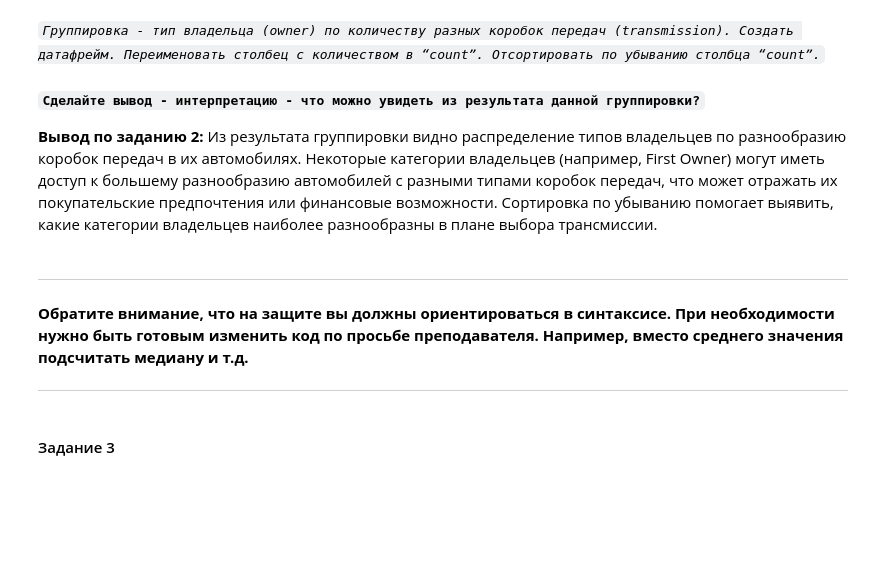
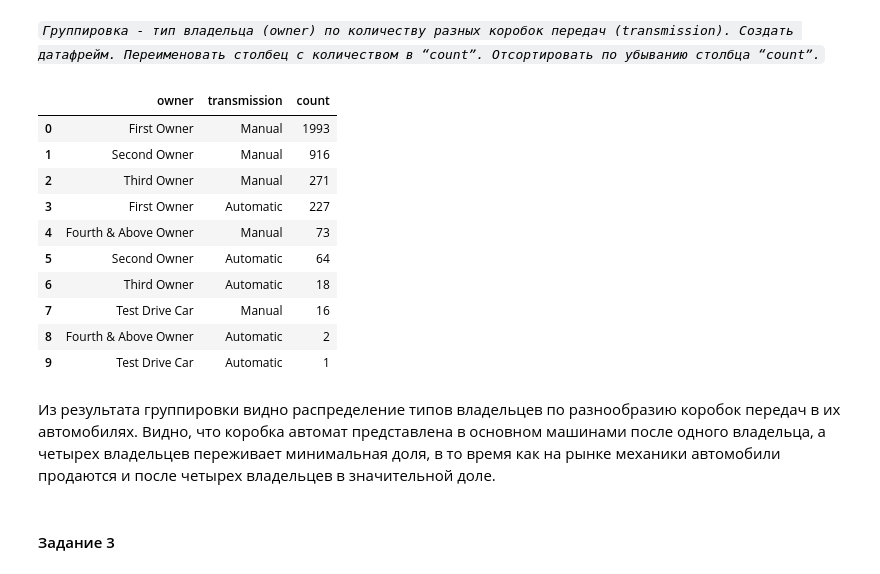
Before and after one commit to thatusualguy/DA-Intro, a Jupyter notebook: lab1/ЛР1_Рыбаков_9.ipynb, the cells around one changed output. Saved outputs shown, nothing was run; the diff lists cells and outputs as text; code cells hidden in the pictures; blank space fills up the shorter version.

```diff
--- a/lab1/ЛР1_Рыбаков_9.ipynb
+++ b/lab1/ЛР1_Рыбаков_9.ipynb
@@ -256,10 +249,9 @@ Fourth & Above Owner      75
 Test Drive Car            17
 Name: count, dtype: int64
 # %%
-# удалите дубликаты, если они есть
 df['fuel'] = df['fuel'].replace('Petroll', 'Petrol')
-df['seller_type'] = df['fuel'].replace('Dealeer', 'Dealer')
-df['seller_type'] = df['fuel'].replace('Trustmark Dealer', 'Dealer')
+df['seller_type'] = df['seller_type'].replace('Dealeer', 'Dealer')
+df['seller_type'] = df['seller_type'].replace('Trustmark Dealer', 'Dealer')
 all_value_counts()
 
 df_before = df.shape[0]
@@ -364,25 +357,23 @@ df_1
 передач (transmission). Создать датафрейм. Переименовать столбец с
 количеством в “сountˮ. Отсортировать по убыванию столбца “countˮ.`*
 # %%
-df_2 = df.groupby(['owner','transmission'])['name'].count().sort_values(ascending=False)
-df_2.rename('count')
-# df_2.rename(['owner','transmission', 'count'])
-
-# df_2 = df_2.sort_values('count', ascending=False)
-
-print(df_2)
+df_2 = df.groupby(['owner','transmission'])['name'].count()
+df_2.name = 'count'
+df_2.sort_values(ascending=False).reset_index()
+# %% [output]
+|  | owner | transmission | count |
+| 0 | First Owner | Manual | 1993 |
+| 1 | Second Owner | Manual | 916 |
+| 2 | Third Owner | Manual | 271 |
+| 3 | First Owner | Automatic | 227 |
+| 4 | Fourth & Above Owner | Manual | 73 |
+| 5 | Second Owner | Automatic | 64 |
+| 6 | Third Owner | Automatic | 18 |
+| 7 | Test Drive Car | Manual | 16 |
+| 8 | Fourth & Above Owner | Automatic | 2 |
+| 9 | Test Drive Car | Automatic | 1 |
-# %% [markdown]
-**`Сделайте вывод - интерпретацию - что можно увидеть из результата данной группировки?`**
-
-**Вывод по заданию 2:**
-Из результата группировки видно распределение типов владельцев по разнообразию коробок передач в их автомобилях. Некоторые категории владельцев (например, First Owner) могут иметь доступ к большему разнообразию автомобилей с разными типами коробок передач, что может отражать их покупательские предпочтения или финансовые возможности. Сортировка по убыванию помогает выявить, какие категории владельцев наиболее разнообразны в плане выбора трансмиссии.
-# %% [markdown]
----
-
-**Обратите внимание, что на защите вы должны ориентироваться в синтаксисе. При необходимости нужно быть готовым изменить код по просьбе преподавателя. Например, вместо среднего значения подсчитать медиану и т.д.**
-
-
- ---
+# %% [markdown]
+Из результата группировки видно распределение типов владельцев по разнообразию коробок передач в их автомобилях. Видно, что коробка автомат представлена в основном машинами после одного владельца, а четырех владельцев переживает минимальная доля, в то время как на рынке механики автомобили продаются и после четырех владельцев в значительной доле.
 # %% [markdown]
 #### Задание 3
 # %% [markdown]
```
Also changed, not shown: parts of 28 cells of this notebook, 1 other file.
